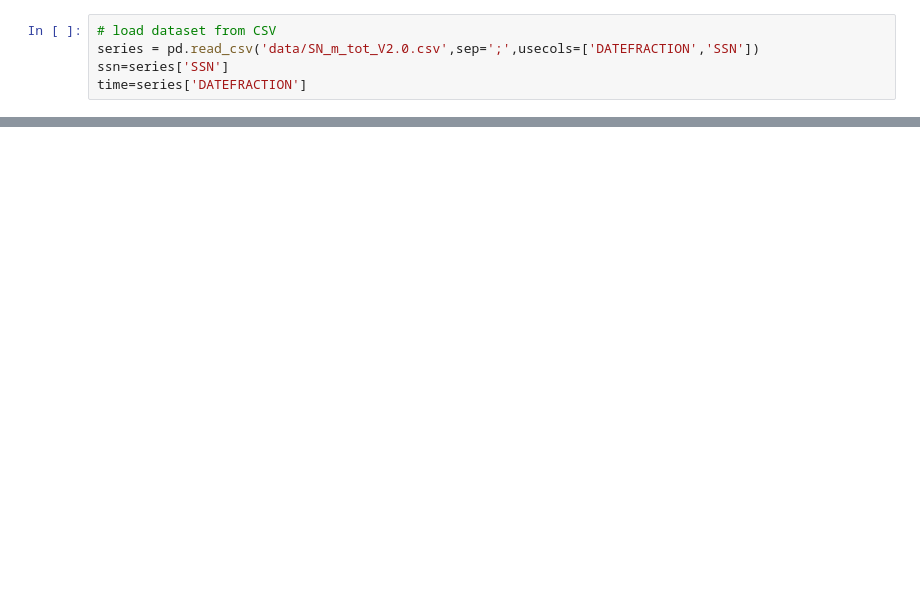
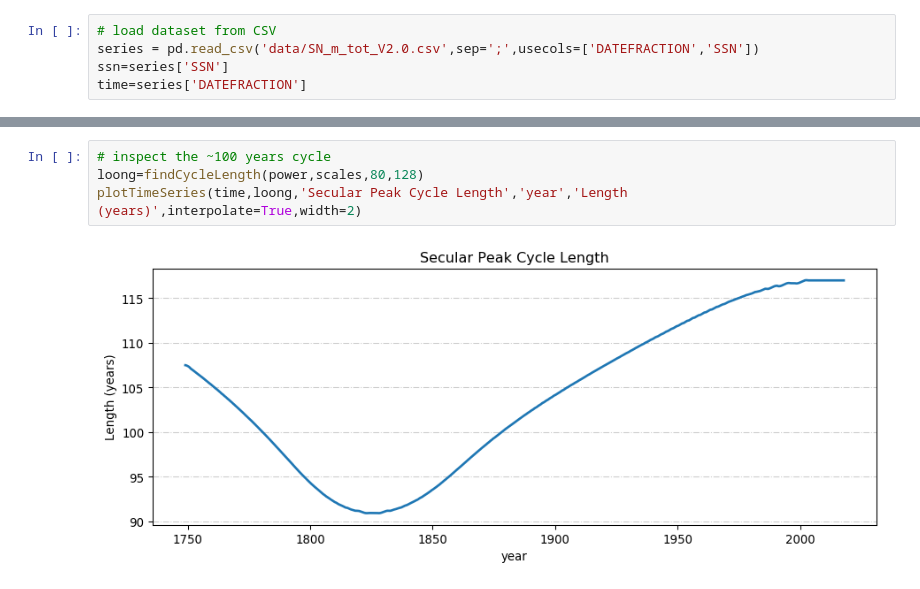
Before and after one commit to danielefranceschi/wavelets-climatological-time-series, a Jupyter notebook: SunSpotNumber-CWT.ipynb, the cells around one changed output, grey strips where cells are left out. Drawn from its saved outputs; the diff is of its cells as text; blank space fills up the shorter version.

```diff
--- a/SunSpotNumber-CWT.ipynb
+++ b/SunSpotNumber-CWT.ipynb
@@ -72,0 +32,6 @@ pyplot.show()
+# %%
+# inspect the ~100 years cycle
+loong=findCycleLength(power,scales,80,128)
+plotTimeSeries(time,loong,'Secular Peak Cycle Length','year','Length (years)',interpolate=True,width=2)
+# %% [output]
+[figure, added]
```
Also changed, not shown: parts of 9 cells of this notebook, 1 other file.
